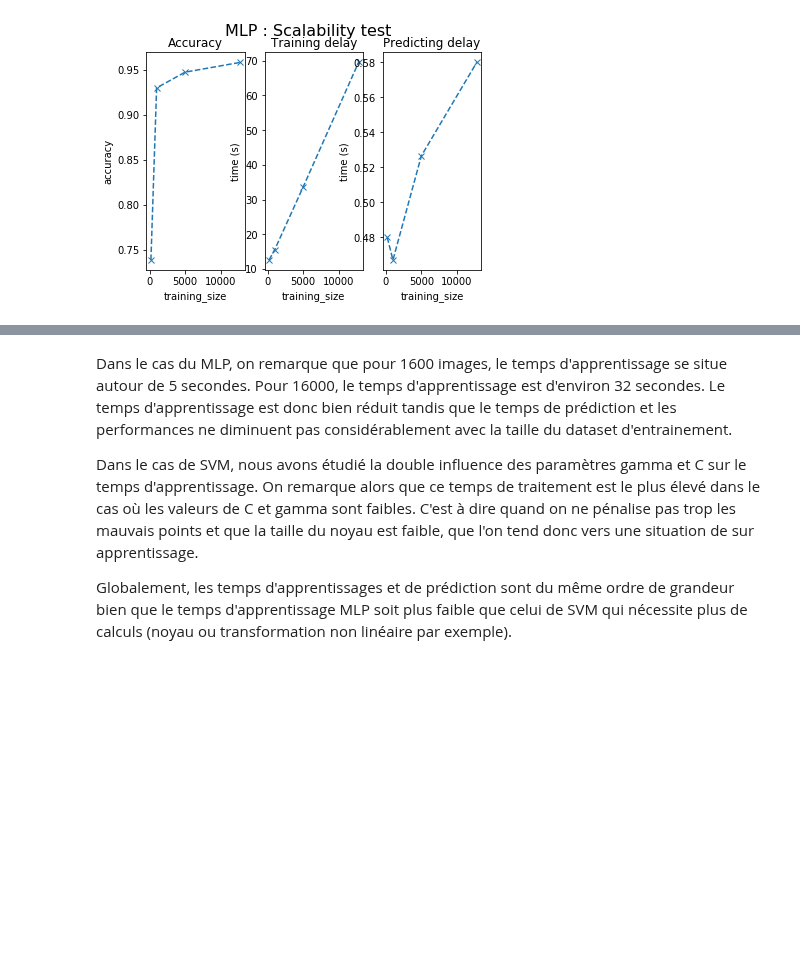
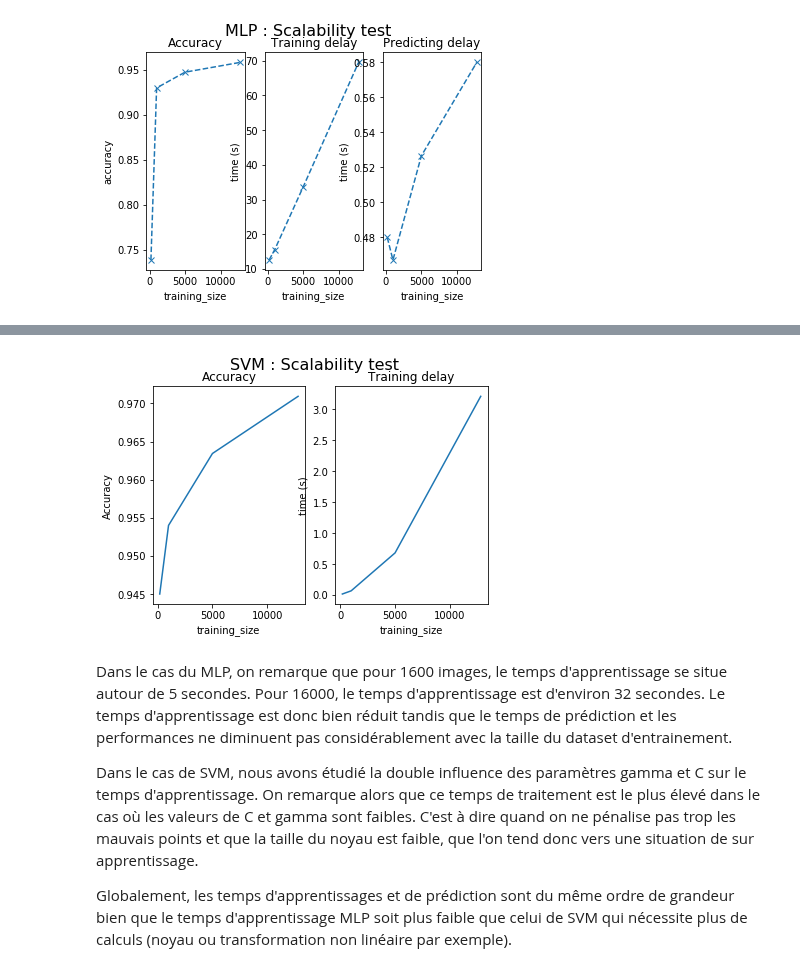
Before and after one commit to David-LETINAUD/GTI770, a Jupyter notebook: GTI770_Laboratoire3_-_BLEA14058906_LETD05129708_LIOT20069605/GTI770-TP03.ipynb, the cells around one changed output, grey strips where cells are left out. Drawn from its saved outputs; the diff is of its cells as text; code cells hidden in the pictures; blank space fills up the shorter version.

```diff
--- a/GTI770_Laboratoire3_-_BLEA14058906_LETD05129708_LIOT20069605/GTI770-TP03.ipynb
+++ b/GTI770_Laboratoire3_-_BLEA14058906_LETD05129708_LIOT20069605/GTI770-TP03.ipynb
@@ -635,3 +636,19 @@ titre = "MLP : Scalability test"
 plot_sclability_test(last_val_acc,training_size,training_delay_RN,predicting_delay_RN, titre )
 # %% [output]
 [figure]
+# %%
+training_size = [200, 1000,5000,12800]
+acc_history =[]
+time_history=[]
+X_grid,Y_grid = get_data_GridSearch()
+# %%
+for size in training_size:
+    start=time.time()
+    print('matrice de confusion')
+    F1,ACC=SVC_rbf(X_train[:size], Y_train[:size], X_test[:size], Y_test[:size],10,1)
+    end = time.time()
+    nume= F1[0,0]+F1[1,1]
+    deno= F1[0,0]+F1[1,1]+F1[0,1]+F1[1,0]
+    Acc=nume/deno
+    time_history.append(end-start)
+    acc_history.append(Acc)
@@ -638,3 +673,8 @@ plot_sclability_test(last_val_acc,training_size,training_delay_RN,predicting_del
+# %%
+title= "SVM : Scalability test"
+plot_sclability_svm(acc_history, training_size,time_history,title)
+# %% [output]
+[figure, added]
 # %% [markdown]
 Dans le cas du MLP, on remarque que pour 1600 images, le temps d'apprentissage se situe autour de 5 secondes. Pour 16000, le temps d'apprentissage est d'environ 32 secondes. Le temps d'apprentissage est donc bien réduit tandis que le temps de prédiction et les performances ne diminuent pas considérablement avec la taille du dataset d'entrainement.
 
```
Also changed, not shown: parts of 2 cells of this notebook, 1 other file.
